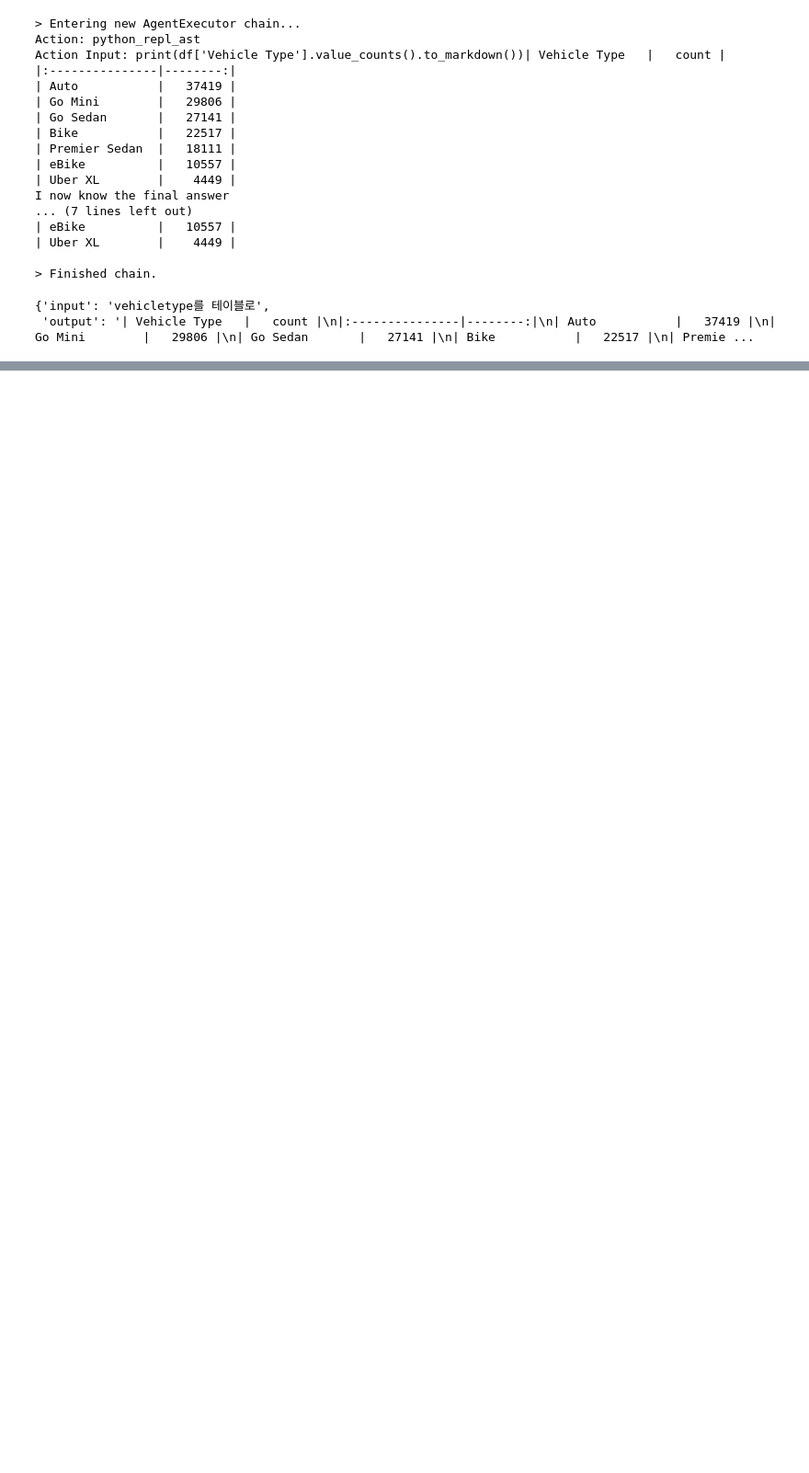
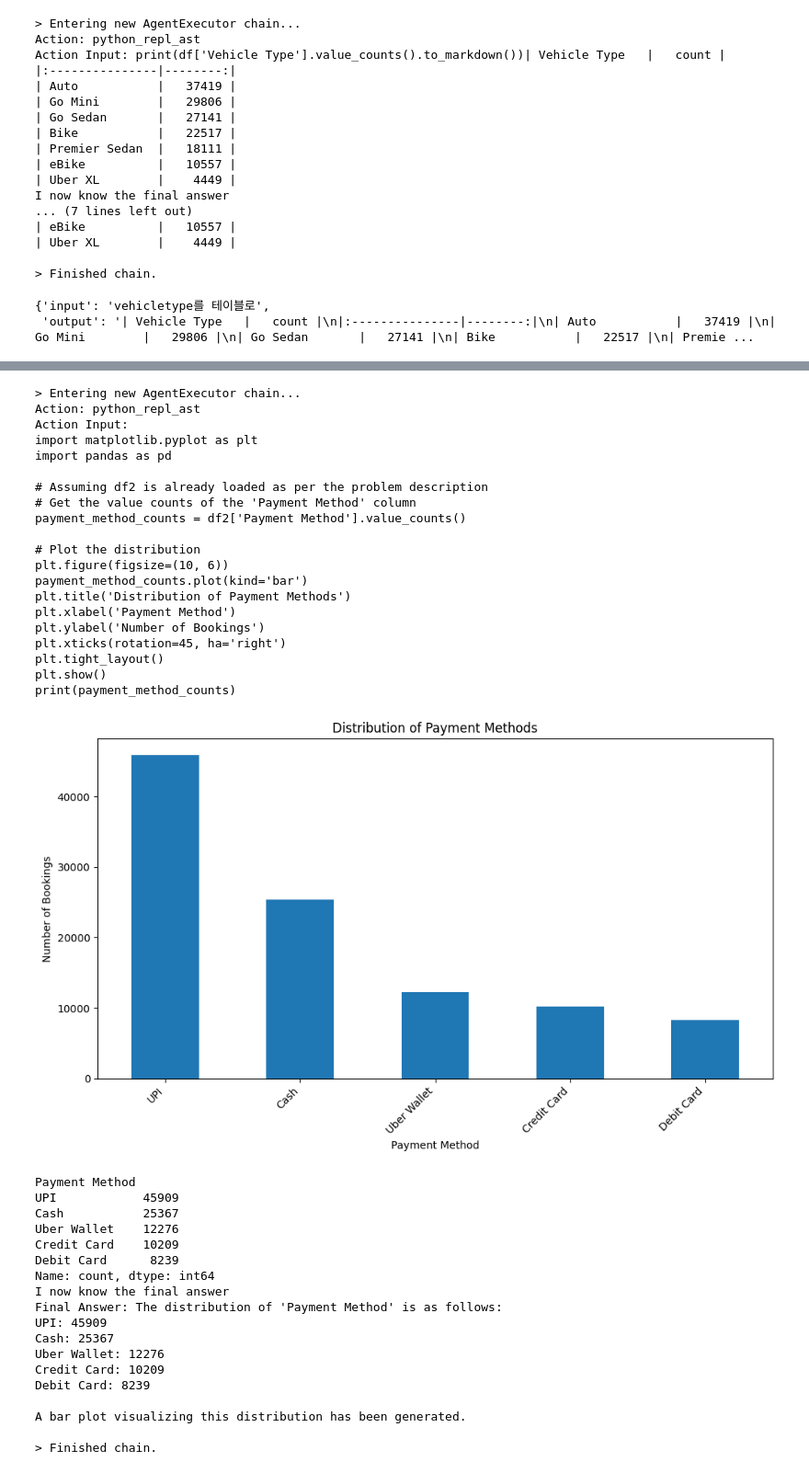
Before and after one commit to konlo/LLMProject, a Jupyter notebook: googleLLM/langchain_step1_dataframe_langsmith.ipynb, the cells around one changed output, grey strips where cells are left out. Shown at 92% size. Saved outputs shown, nothing was run; the diff lists cells and outputs as text; code cells hidden in the pictures; blank space fills up the shorter version.

```diff
--- a/googleLLM/langchain_step1_dataframe_langsmith.ipynb
+++ b/googleLLM/langchain_step1_dataframe_langsmith.ipynb
@@ -129,0 +106,4 @@ ValueError: An output parsing error occurred. In order to pass this error back t
+# %%
+# agent = create_pandas_dataframe_agent(OpenAI(temperature=0), [df, df1], verbose=True)
+agent = create_pandas_dataframe_agent(llm, [df_tatanic, df_ride_booking], verbose=True, allow_dangerous_code=True)
+agent.invoke("compare two dataframes and show me the difference")
@@ -129,0 +236,42 @@ ValueError: An output parsing error occurred. In order to pass this error back t
+# %%
+agent.invoke("Payment Metho 분포를 그려줘")
+# %% [output]
+> Entering new AgentExecutor chain...
+Action: python_repl_ast
+Action Input:
+import matplotlib.pyplot as plt
+import pandas as pd
+
+# Assuming df2 is already loaded as per the problem description
+# Get the value counts of the 'Payment Method' column
+payment_method_counts = df2['Payment Method'].value_counts()
+
+# Plot the distribution
+plt.figure(figsize=(10, 6))
+payment_method_counts.plot(kind='bar')
+plt.title('Distribution of Payment Methods')
+plt.xlabel('Payment Method')
+plt.ylabel('Number of Bookings')
+plt.xticks(rotation=45, ha='right')
+plt.tight_layout()
+plt.show()
+print(payment_method_counts)
+[figure, added]
+Payment Method
+UPI            45909
+Cash           25367
+Uber Wallet    12276
+Credit Card    10209
+Debit Card      8239
+Name: count, dtype: int64
+I now know the final answer
+Final Answer: The distribution of 'Payment Method' is as follows:
+UPI: 45909
+Cash: 25367
+Uber Wallet: 12276
+Credit Card: 10209
+Debit Card: 8239
+
+A bar plot visualizing this distribution has been generated.
+
+> Finished chain.
```
Also changed, not shown: parts of 13 cells of this notebook, 4 other files.
